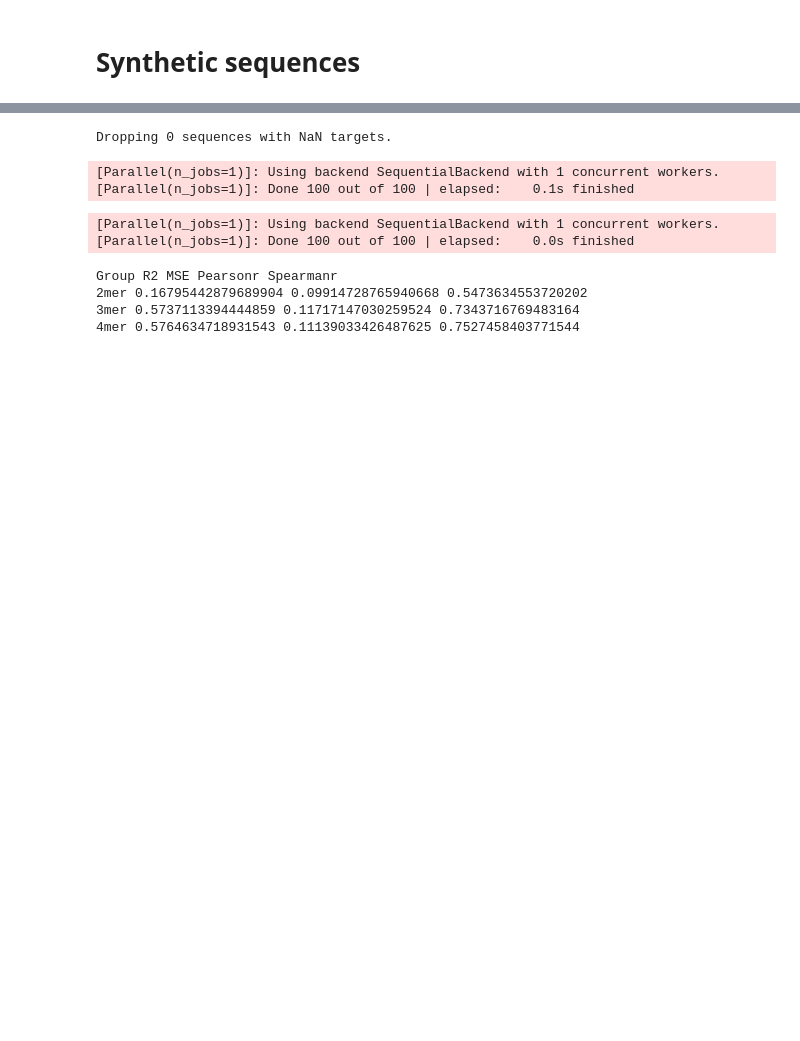
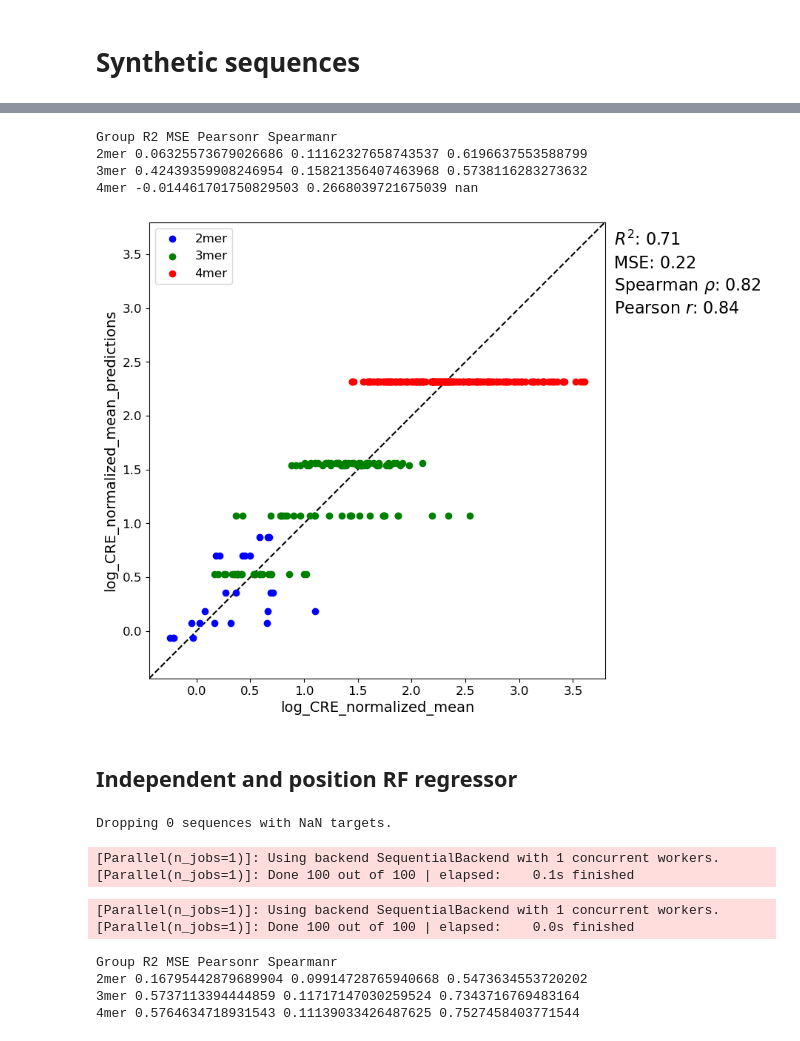
Before and after one commit to ML4GLand/EUGenE_use_cases, a Jupyter notebook: king20/train.ipynb, the cells around one changed output, grey strips where cells are left out. Drawn from its saved outputs; the diff is of its cells as text; code cells hidden in the pictures; blank space fills up the shorter version.

Commit message:
more progress on king20

```diff
--- a/king20/train.ipynb
+++ b/king20/train.ipynb
@@ -15,5 +17,9 @@ models_dir = "/cellar/users/aklie/projects/use_cases/king20/models/"
 # %% [markdown]
 # Synthetic sequences
+# %%
+eu.settings.logging_dir = "/cellar/users/aklie/projects/ML4GLand/use_cases/king20/models/SYN"
+eu.settings.output_dir = "/cellar/users/aklie/projects/ML4GLand/use_cases/king20/models/SYN"
+eu.settings.figure_dir = "/cellar/users/aklie/projects/ML4GLand/use_cases/king20/models/SYN"
 # %%
 sdata = eu.dl.read_h5sd(os.path.join(dataset_dir, "king20", "SYN.h5sd"))
 sdata
@@ -20,3 +39,20 @@ sdata
+# %%
+model_type = "random_forest"
+model_features = "independent"
 # %%
 from sklearn.ensemble import RandomForestRegressor
 model = RandomForestRegressor(random_state=13)
+# %%
+feature_cols = sdata.seqs_annot.columns[sdata.seqs_annot.columns.str.contains("presence")]
+sdata.seqsm[model_features] = sdata.seqs_annot[feature_cols].values
+# %%
+eu.external.sklearn.fit(
+    model,
+    sdata,
+    target_keys = "log_CRE_normalized_mean",
+    train_key = "train_val",
+    seqsm_key = model_features,
+    name = model_type,
+    version = model_features,
+    seed=13
+)
@@ -22,0 +79,18 @@ model = RandomForestRegressor(random_state=13)
+# %%
+val_idx = np.where(sdata.seqs_annot["train_val"] == False)[0]
+eu.pl.performance_scatter(
+    sdata,
+    target_keys="log_CRE_normalized_mean",
+    prediction_keys="log_CRE_normalized_mean_predictions",
+    seq_idx=val_idx,
+    groupby="Class",
+    save=os.path.join(eu.settings.figure_dir, model_type, model_features, "val_performance.pdf")
+)
+# %% [output]
+Group R2 MSE Pearsonr Spearmanr
+2mer 0.06325573679026686 0.11162327658743537 0.6196637553588799
+3mer 0.42439359908246954 0.15821356407463968 0.5738116283273632
+4mer -0.014461701750829503 0.2668039721675039 nan
+[figure, added]
+# %% [markdown]
+## Independent and position RF regressor
```
Also changed, not shown: parts of 72 cells of this notebook, 8 other files.
